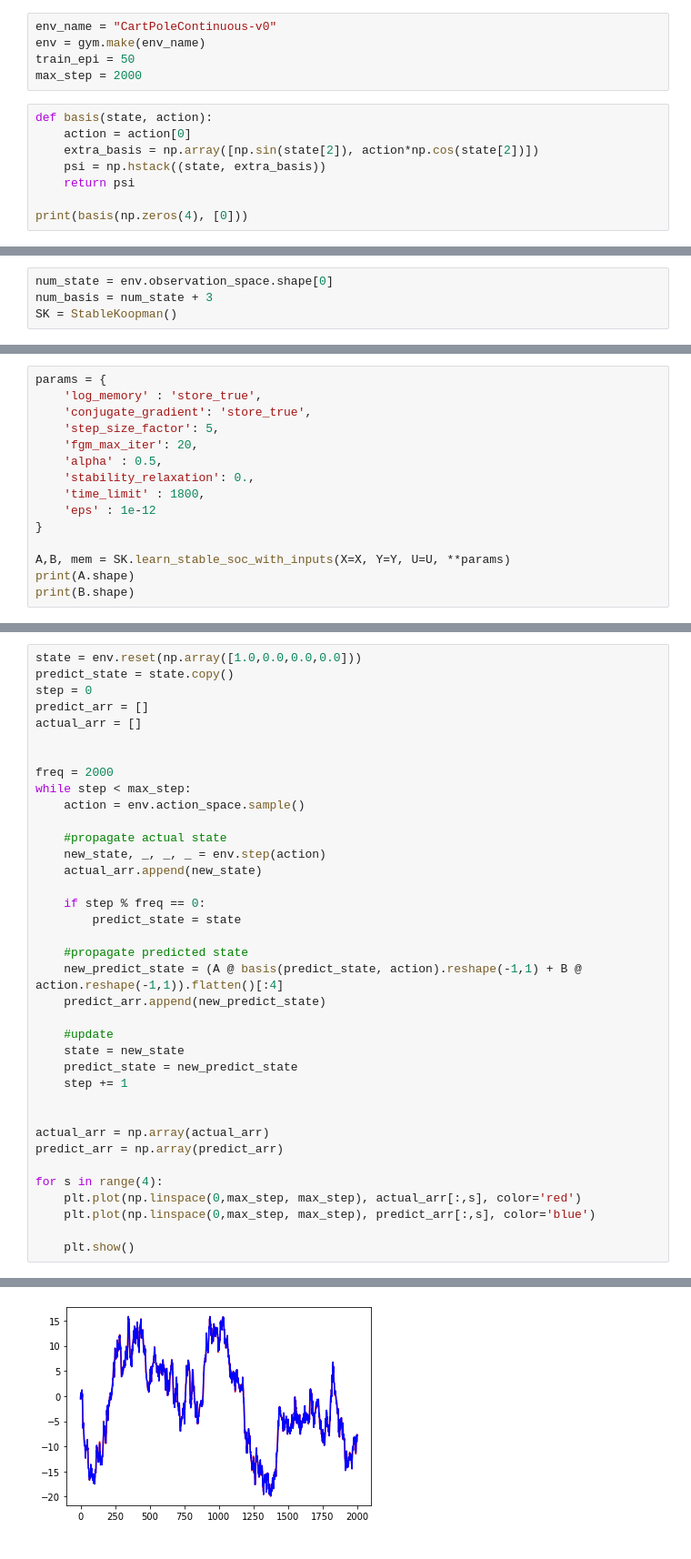
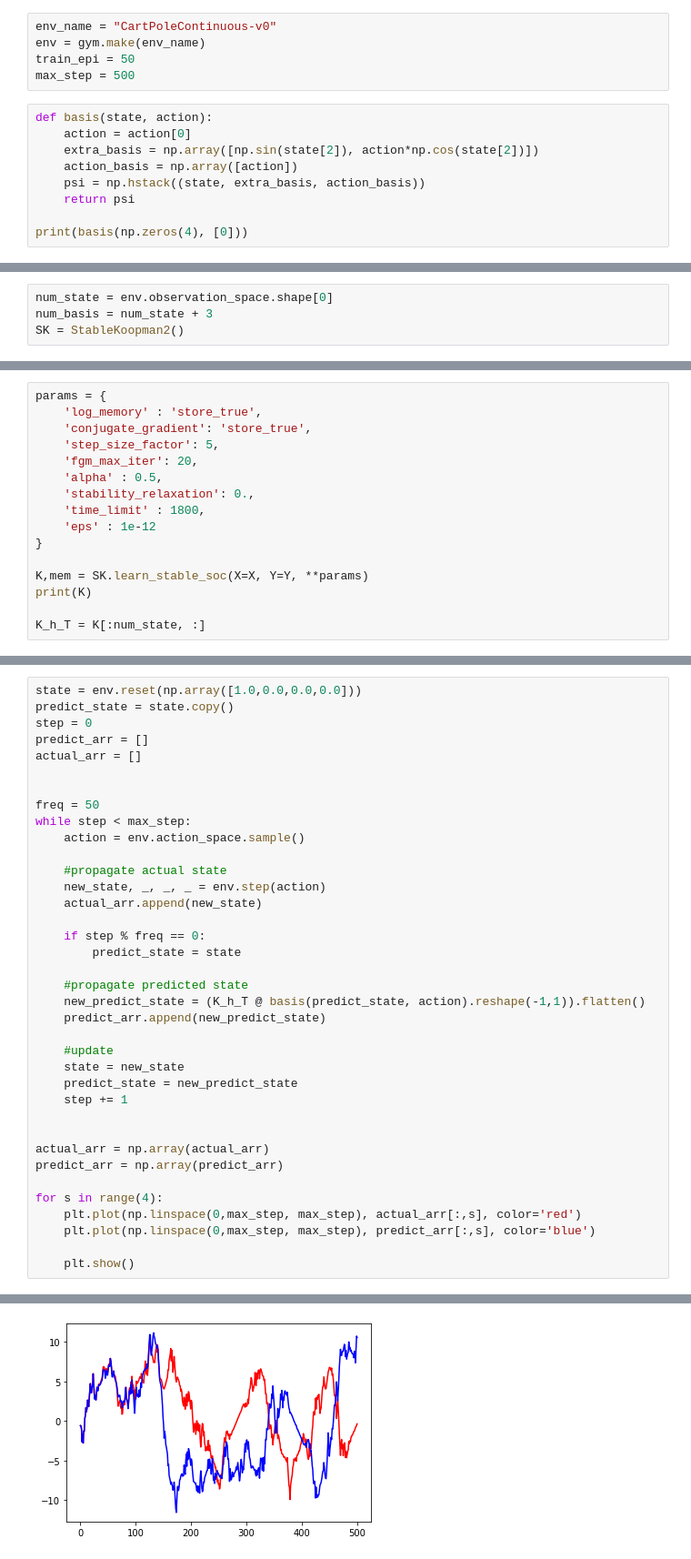
Before and after one commit to tonylitianyu/Data-Driven-Control-Koopman, a Jupyter notebook: main.ipynb, the cells around one changed output, grey strips where cells are left out. Shown at 91% size. Cells and saved outputs as stored; diff of their text form.

```diff
--- a/main.ipynb
+++ b/main.ipynb
@@ -13,12 +13,13 @@ import random
 env_name = "CartPoleContinuous-v0"
 env = gym.make(env_name)
 train_epi = 50
-max_step = 2000
+max_step = 500
 # %%
 def basis(state, action):
     action = action[0]
     extra_basis = np.array([np.sin(state[2]), action*np.cos(state[2])])
-    psi = np.hstack((state, extra_basis))
+    action_basis = np.array([action])
+    psi = np.hstack((state, extra_basis, action_basis))
     return psi
 
 print(basis(np.zeros(4), [0]))
@@ -27,7 +28,7 @@ print(basis(np.zeros(4), [0]))
 # %%
 num_state = env.observation_space.shape[0]
 num_basis = num_state + 3
-SK = StableKoopman()
+SK = StableKoopman2()
 # %%
 X = []
 Y = []
@@ -72,7 +70,8 @@ params = {
     'eps' : 1e-12
 }
 
-A,B, mem = SK.learn_stable_soc_with_inputs(X=X, Y=Y, U=U, **params)
-print(A.shape)
-print(B.shape)
+K,mem = SK.learn_stable_soc(X=X, Y=Y, **params)
+print(K)
+
+K_h_T = K[:num_state, :]
 # %% [output]
@@ -86,7 +97,7 @@ predict_arr = []
 actual_arr = []
 
 
-freq = 2000
+freq = 50
 while step < max_step:
     action = env.action_space.sample()
 
@@ -98,7 +109,7 @@ while step < max_step:
         predict_state = state
 
     #propagate predicted state
-    new_predict_state = (A @ basis(predict_state, action).reshape(-1,1) + B @ action.reshape(-1,1)).flatten()[:4]
+    new_predict_state = (K_h_T @ basis(predict_state, action).reshape(-1,1)).flatten()
     predict_arr.append(new_predict_state)
 
     #update
@@ -122,2 +133,2 @@ for s in range(4):
-[figure, old version]
+[figure, new version]
 # %%
```
Also changed, not shown: parts of 6 cells of this notebook, 1 other file.
